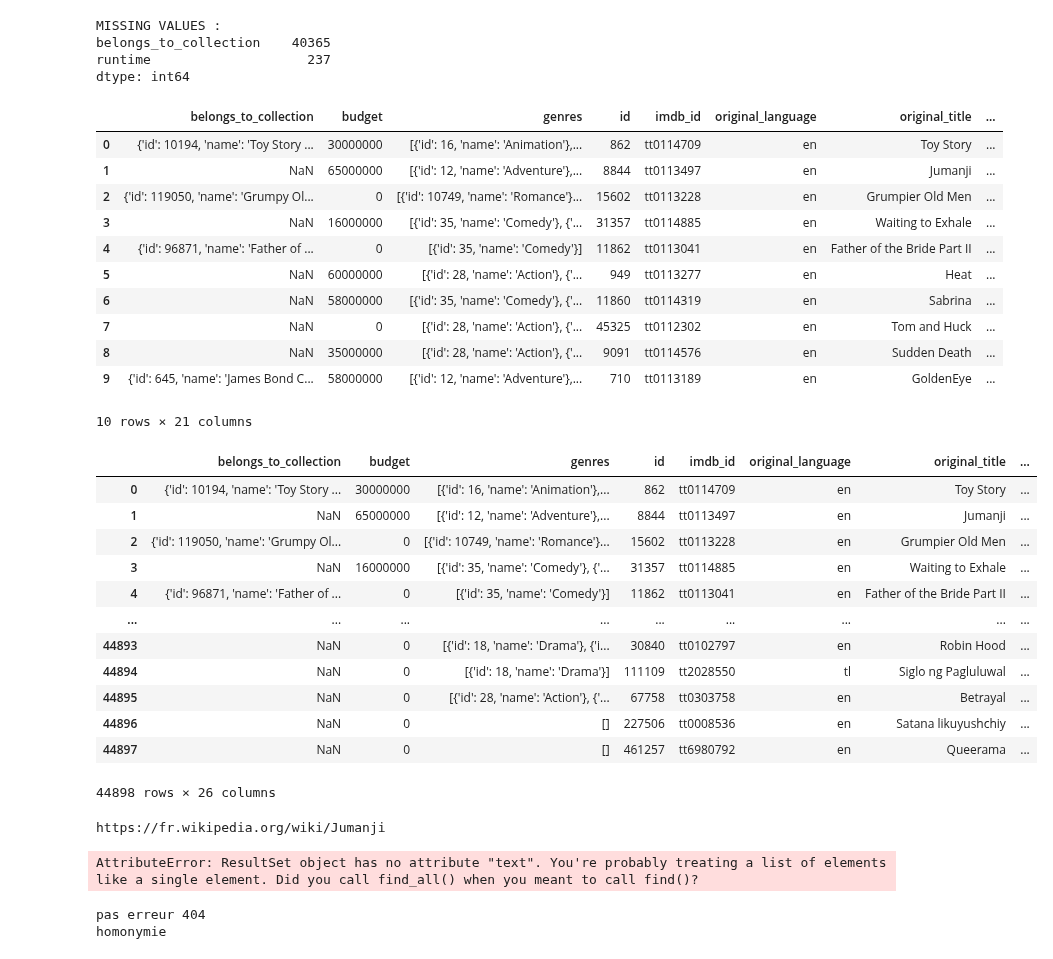
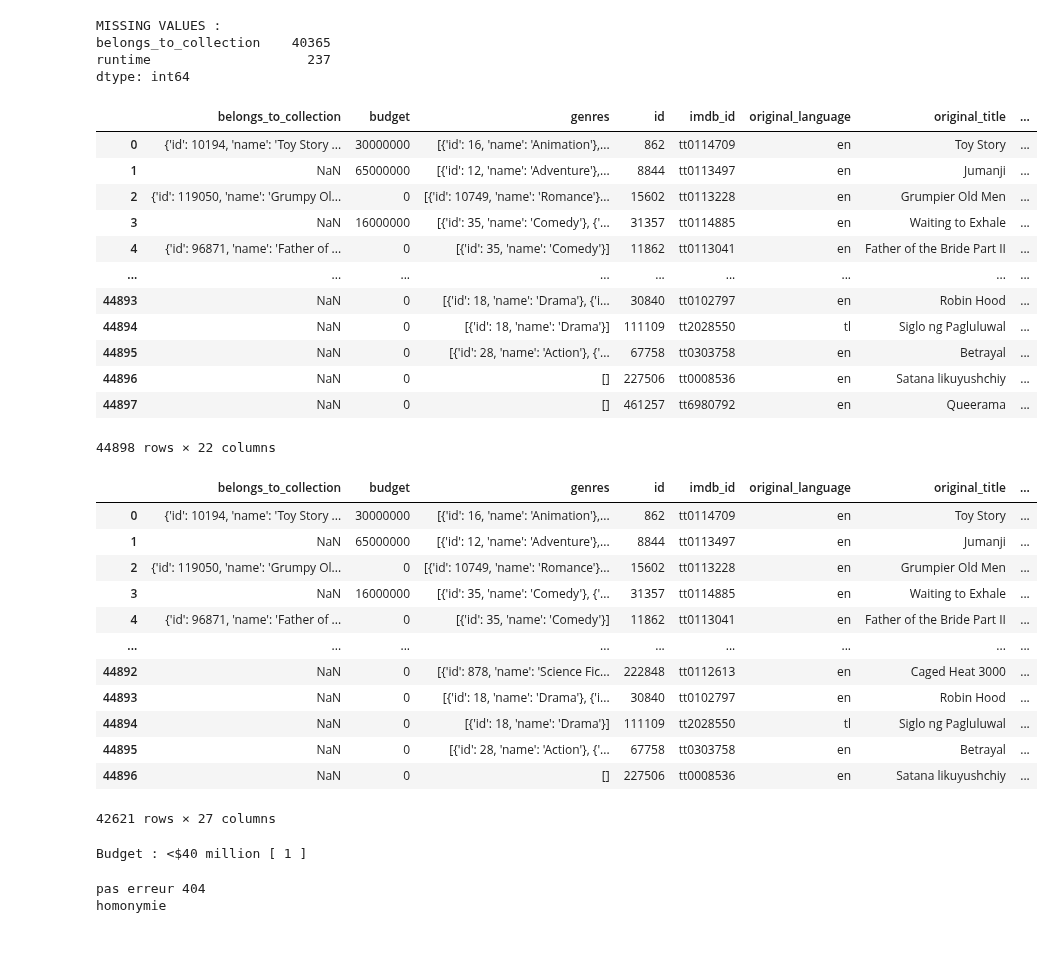
Before and after one commit to mlepennec-ensae/formation_cepe, a Jupyter notebook: Projet/donnees_projet.ipynb, the cells around one changed output. Drawn from its saved outputs; the diff is of its cells as text; code cells hidden in the pictures.

```diff
--- a/Projet/donnees_projet.ipynb
+++ b/Projet/donnees_projet.ipynb
@@ -82,7 +91,7 @@ Name: count, dtype: int64
 # %%
 data_movies_df = data_movies[data_movies['video'] == False]
 data_movies_df = data_movies_df[data_movies_df['status'] == 'Released']
-data_movies_df = data_movies_df.drop(columns=['adult', 'homepage', 'overview', 'popularity', 'poster_path', 'spoken_languages', 'tagline', 'status', 'video'])
+data_movies_df = data_movies_df.drop(columns=['adult', 'homepage', 'overview', 'popularity', 'poster_path', 'tagline', 'status', 'video'])
 data_movies_df = data_movies_df.dropna(subset= ['release_date'])
 data_movies_df = data_movies_df.dropna(subset= ['imdb_id'])
 data_movies_df = data_movies_df.dropna(subset= ['original_language'])
@@ -122,14 +131,14 @@ dtype: int64
 # %%
 url_wikipedia_fr = "https://fr.wikipedia.org/wiki/"
 url_wikipedia_en = "https://en.wikipedia.org/wiki/"
-data_movies_df['url'] = url_wikipedia_fr + data_movies_df.title.str.replace(" ", "_")
-data_movies_df['url_film'] = url_wikipedia_fr + data_movies_df.title.str.replace(" ", "_") + "_(film)"
+data_movies_df['url'] = url_wikipedia_en + data_movies_df.title.str.replace(" ", "_")
+data_movies_df['url_film'] = url_wikipedia_en + data_movies_df.title.str.replace(" ", "_") + "_(film)"
 data_movies_df['release_year'] = data_movies_df.release_date.str[:4]
-data_movies_df['url_film_date'] = url_wikipedia_fr + data_movies_df.title.str.replace(" ", "_") + "_(film,_" + data_movies_df.release_year + ")"
+data_movies_df['url_film_date'] = url_wikipedia_en + data_movies_df.title.str.replace(" ", "_") + "_(film,_" + data_movies_df.release_year + ")"
 data_movies_df['id'] = pd.to_numeric(data_movies_df['id'])
 # %%
 data_movies_credits = data_movies_df.merge(data_credits, left_on='id', right_on='id')
-data_movies_credits.head(10)
+data_movies_credits
 # %% [output]
 |  | belongs_to_collection | budget | genres | id | imdb_id | original_language | original_title | ... |
 | 0 | {'id': 10194, 'name': 'Toy Story ... | 30000000 | [{'id': 16, 'name': 'Animation'},... | 862 | tt0114709 | en | Toy Story | ... |
@@ -137,12 +146,13 @@ data_movies_credits.head(10)
 | 2 | {'id': 119050, 'name': 'Grumpy Ol... | 0 | [{'id': 10749, 'name': 'Romance'}... | 15602 | tt0113228 | en | Grumpier Old Men | ... |
 | 3 | NaN | 16000000 | [{'id': 35, 'name': 'Comedy'}, {'... | 31357 | tt0114885 | en | Waiting to Exhale | ... |
 | 4 | {'id': 96871, 'name': 'Father of ... | 0 | [{'id': 35, 'name': 'Comedy'}] | 11862 | tt0113041 | en | Father of the Bride Part II | ... |
-| 5 | NaN | 60000000 | [{'id': 28, 'name': 'Action'}, {'... | 949 | tt0113277 | en | Heat | ... |
-| 6 | NaN | 58000000 | [{'id': 35, 'name': 'Comedy'}, {'... | 11860 | tt0114319 | en | Sabrina | ... |
-| 7 | NaN | 0 | [{'id': 28, 'name': 'Action'}, {'... | 45325 | tt0112302 | en | Tom and Huck | ... |
-| 8 | NaN | 35000000 | [{'id': 28, 'name': 'Action'}, {'... | 9091 | tt0114576 | en | Sudden Death | ... |
-| 9 | {'id': 645, 'name': 'James Bond C... | 58000000 | [{'id': 12, 'name': 'Adventure'},... | 710 | tt0113189 | en | GoldenEye | ... |
+| ... | ... | ... | ... | ... | ... | ... | ... | ... |
+| 44893 | NaN | 0 | [{'id': 18, 'name': 'Drama'}, {'i... | 30840 | tt0102797 | en | Robin Hood | ... |
+| 44894 | NaN | 0 | [{'id': 18, 'name': 'Drama'}] | 111109 | tt2028550 | tl | Siglo ng Pagluluwal | ... |
+| 44895 | NaN | 0 | [{'id': 28, 'name': 'Action'}, {'... | 67758 | tt0303758 | en | Betrayal | ... |
+| 44896 | NaN | 0 | [] | 227506 | tt0008536 | en | Satana likuyushchiy | ... |
+| 44897 | NaN | 0 | [] | 461257 | tt6980792 | en | Queerama | ... |
-10 rows × 21 columns
+44898 rows × 22 columns
 # %%
 data_movies_credits['cast'] = data_movies_credits['cast'].apply(ast.literal_eval)
 data_movies_credits['crew'] = data_movies_credits['crew'].apply(ast.literal_eval)
@@ -163,20 +173,21 @@ data_movies_credits['acteur_4'] = data_movies_credits['cast'].apply(
 data_movies_credits['realisateur'] = data_movies_credits['crew'].apply(
     lambda lst: lst['job' == 'Director']['name'] if isinstance(lst, list) and len(lst) > 0 else None
 )
-# %%
-data_movies_credits
-# %% [output]
-|  | belongs_to_collection | budget | genres | id | imdb_id | original_language | original_title | ... |
-| 0 | {'id': 10194, 'name': 'Toy Story ... | 30000000 | [{'id': 16, 'name': 'Animation'},... | 862 | tt0114709 | en | Toy Story | ... |
-| 1 | NaN | 65000000 | [{'id': 12, 'name': 'Adventure'},... | 8844 | tt0113497 | en | Jumanji | ... |
-| 2 | {'id': 119050, 'name': 'Grumpy Ol... | 0 | [{'id': 10749, 'name': 'Romance'}... | 15602 | tt0113228 | en | Grumpier Old Men | ... |
-| 3 | NaN | 16000000 | [{'id': 35, 'name': 'Comedy'}, {'... | 31357 | tt0114885 | en | Waiting to Exhale | ... |
-| 4 | {'id': 96871, 'name': 'Father of ... | 0 | [{'id': 35, 'name': 'Comedy'}] | 11862 | tt0113041 | en | Father of the Bride Part II | ... |
-| ... | ... | ... | ... | ... | ... | ... | ... | ... |
-| 44893 | NaN | 0 | [{'id': 18, 'name': 'Drama'}, {'i... | 30840 | tt0102797 | en | Robin Hood | ... |
-| 44894 | NaN | 0 | [{'id': 18, 'name': 'Drama'}] | 111109 | tt2028550 | tl | Siglo ng Pagluluwal | ... |
-| 44895 | NaN | 0 | [{'id': 28, 'name': 'Action'}, {'... | 67758 | tt0303758 | en | Betrayal | ... |
-| 44896 | NaN | 0 | [] | 227506 | tt0008536 | en | Satana likuyushchiy | ... |
-| 44897 | NaN | 0 | [] | 461257 | tt6980792 | en | Queerama | ... |
-44898 rows × 26 columns
+# %%
+data_movies_credits = data_movies_credits[data_movies_credits['cast'].apply(lambda x: len(x) != 0)]
+data_movies_credits
+# %% [output]
+|  | belongs_to_collection | budget | genres | id | imdb_id | original_language | original_title | ... |
+| 0 | {'id': 10194, 'name': 'Toy Story ... | 30000000 | [{'id': 16, 'name': 'Animation'},... | 862 | tt0114709 | en | Toy Story | ... |
+| 1 | NaN | 65000000 | [{'id': 12, 'name': 'Adventure'},... | 8844 | tt0113497 | en | Jumanji | ... |
+| 2 | {'id': 119050, 'name': 'Grumpy Ol... | 0 | [{'id': 10749, 'name': 'Romance'}... | 15602 | tt0113228 | en | Grumpier Old Men | ... |
+| 3 | NaN | 16000000 | [{'id': 35, 'name': 'Comedy'}, {'... | 31357 | tt0114885 | en | Waiting to Exhale | ... |
+| 4 | {'id': 96871, 'name': 'Father of ... | 0 | [{'id': 35, 'name': 'Comedy'}] | 11862 | tt0113041 | en | Father of the Bride Part II | ... |
+| ... | ... | ... | ... | ... | ... | ... | ... | ... |
+| 44892 | NaN | 0 | [{'id': 878, 'name': 'Science Fic... | 222848 | tt0112613 | en | Caged Heat 3000 | ... |
+| 44893 | NaN | 0 | [{'id': 18, 'name': 'Drama'}, {'i... | 30840 | tt0102797 | en | Robin Hood | ... |
+| 44894 | NaN | 0 | [{'id': 18, 'name': 'Drama'}] | 111109 | tt2028550 | tl | Siglo ng Pagluluwal | ... |
+| 44895 | NaN | 0 | [{'id': 28, 'name': 'Action'}, {'... | 67758 | tt0303758 | en | Betrayal | ... |
+| 44896 | NaN | 0 | [] | 227506 | tt0008536 | en | Satana likuyushchiy | ... |
+42621 rows × 27 columns
 # %%
@@ -184,22 +195,4 @@ data=data_movies_df
 # %%
-i=1
-
-url_film = data_movies_df.url[i]
-print(url_film)
-liste_acteurs=[]
 headers = {
     'User-Agent': 'Mozilla/5.0 (Windows NT 10.0; Win64; x64) AppleWebKit/537.36 (KHTML, like Gecko) Chrome/117.0.0.0 Safari/537.36'
 }
-
-
-r_url_film = requests.get(url_film, headers=headers)
-
-
-soup_film = BeautifulSoup(r_url_film.text, "html.parser")
-
-selector_homonymie = "div:nth-child(2) > p > a"
-homonymie = soup_film.select(selector_homonymie)
-homonymie.text
-# %% [output]
-https://fr.wikipedia.org/wiki/Jumanji
-AttributeError: ResultSet object has no attribute "text". You're probably treating a list of elements like a single element. Did you call find_all() when you meant to call find()?
@@ -205,0 +231,6 @@ AttributeError: ResultSet object has no attribute "text". You're probably treati
+# %%
+url = data.url[i]
+budget = extraire_budget_depuis_wikipedia(url)
+print(f"Budget : {budget}")
+# %% [output]
+Budget : <$40 million [ 1 ]
```
Also changed, not shown: parts of 4 cells of this notebook.
